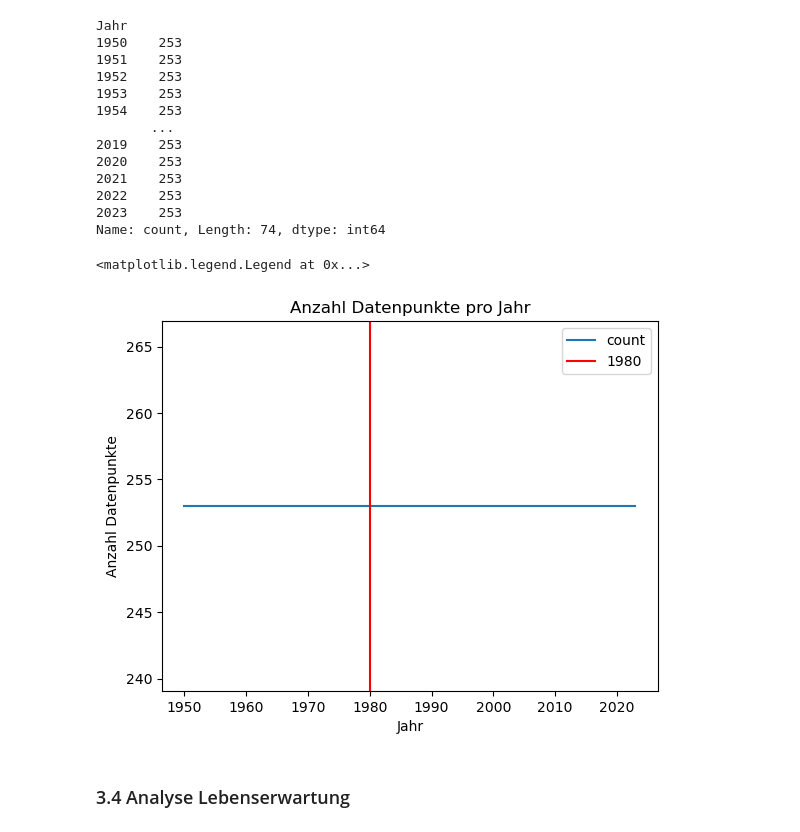
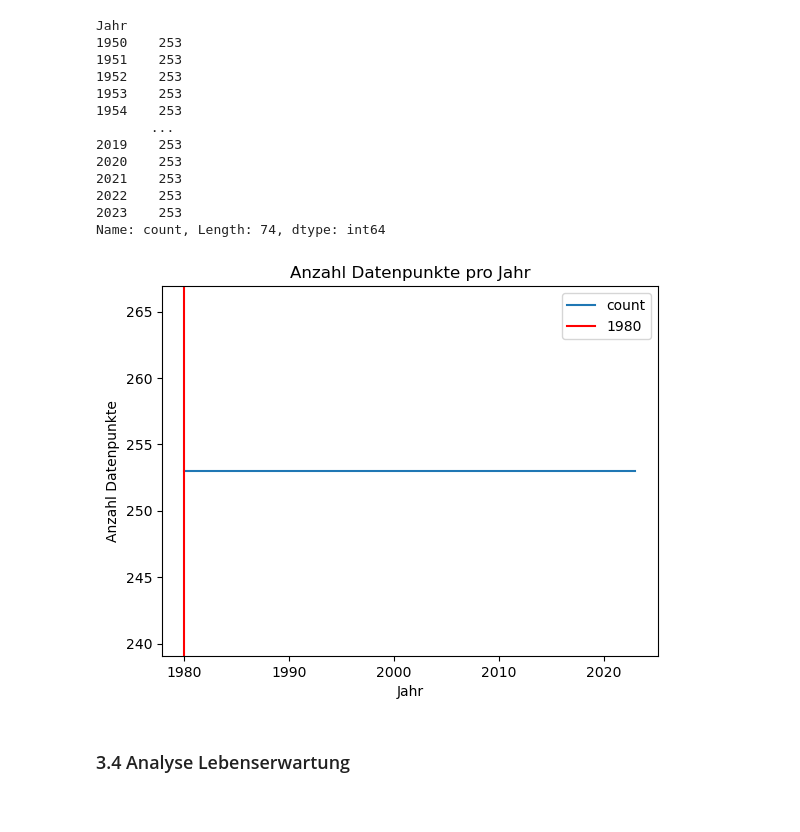
Before and after one commit to Nadja-K-maker/Informatik_LN, a Jupyter notebook: Leistungsnachweis_Python.ipnyp_Fertilitätsrate.ipynb, the cells around one changed output. Cells and saved outputs as stored; diff of their text form; code cells hidden in the pictures.

Commit message:
Silja hat Diagramm reingemacht

```diff
--- a/Leistungsnachweis_Python.ipnyp_Fertilitätsrate.ipynb
+++ b/Leistungsnachweis_Python.ipnyp_Fertilitätsrate.ipynb
@@ -132,12 +132,12 @@ Jahr
 2023    253
 Name: count, Length: 74, dtype: int64
 # %%
-g = df['Jahr'].value_counts().sort_index().plot(ylabel='Anzahl Datenpunkte', title='Anzahl Datenpunkte pro Jahr');
+df_1980 = df[df['Jahr'] >= 1980]
+g = df_1980['Jahr'].value_counts().sort_index().plot(ylabel='Anzahl Datenpunkte', title='Anzahl Datenpunkte pro Jahr');
 g.axvline(x=1980, color='red',label='1980')
-g.legend()
+g.legend();
 # %% [output]
-<matplotlib.legend.Legend at 0x...>
-[figure, old version]
+[figure, new version]
 # %% [markdown]
 ### 3.4 Analyse Lebenserwartung
 # %%
```
Also changed, not shown: parts of 5 cells of this notebook.
